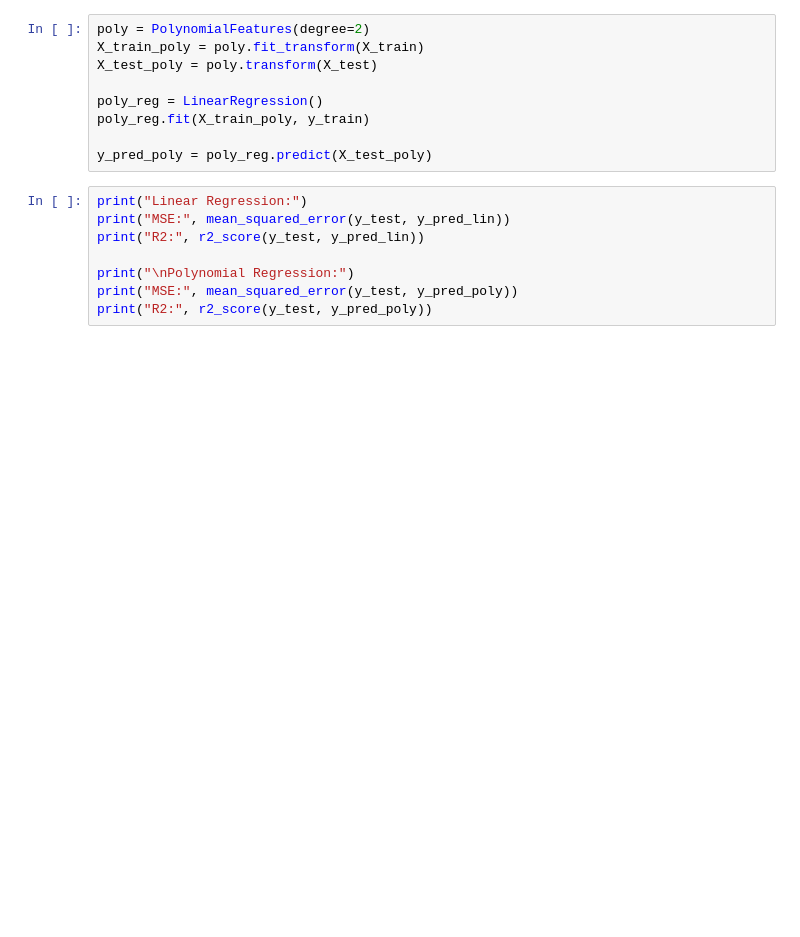
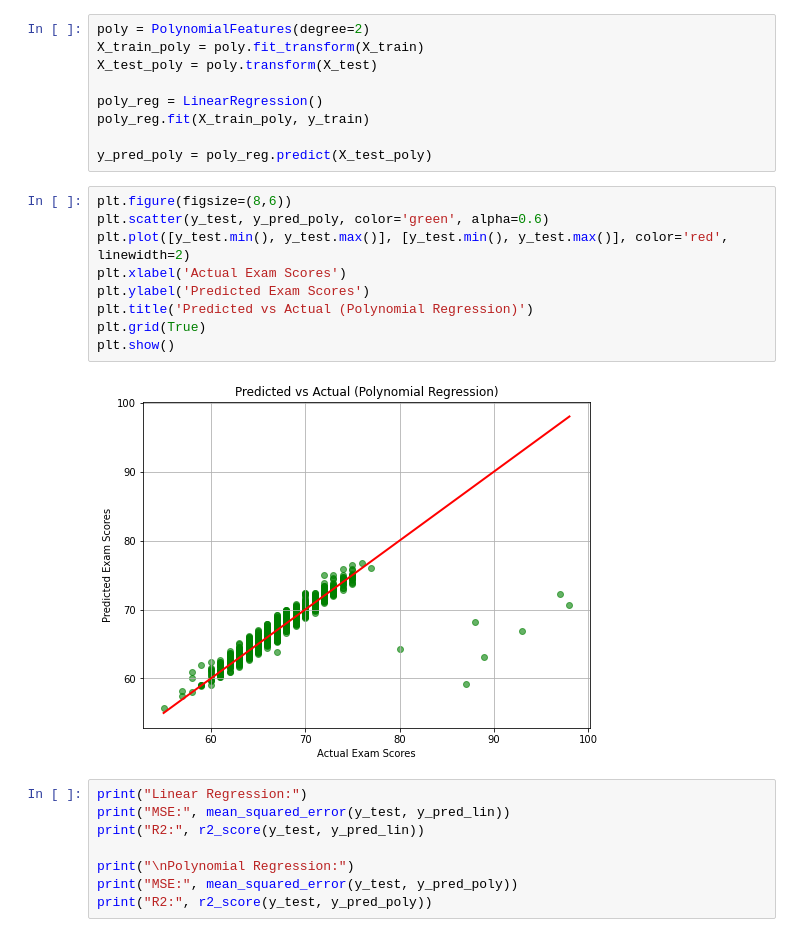
Before and after one commit to NoreenAli15/elevvo_internship, a Jupyter notebook: Untitled.ipynb, the cells around one changed output. Saved outputs shown, nothing was run; the diff lists cells and outputs as text; blank space fills up the shorter version.

```diff
--- a/Untitled.ipynb
+++ b/Untitled.ipynb
@@ -166,6 +166,17 @@ poly_reg = LinearRegression()
 poly_reg.fit(X_train_poly, y_train)
 
 y_pred_poly = poly_reg.predict(X_test_poly)
+# %%
+plt.figure(figsize=(8,6))
+plt.scatter(y_test, y_pred_poly, color='green', alpha=0.6)
+plt.plot([y_test.min(), y_test.max()], [y_test.min(), y_test.max()], color='red', linewidth=2)
+plt.xlabel('Actual Exam Scores')
+plt.ylabel('Predicted Exam Scores')
+plt.title('Predicted vs Actual (Polynomial Regression)')
+plt.grid(True)
+plt.show()
+# %% [output]
+[figure, added]
 # %%
 print("Linear Regression:")
 print("MSE:", mean_squared_error(y_test, y_pred_lin))
```
Also changed, not shown: parts of 1 cell of this notebook.
